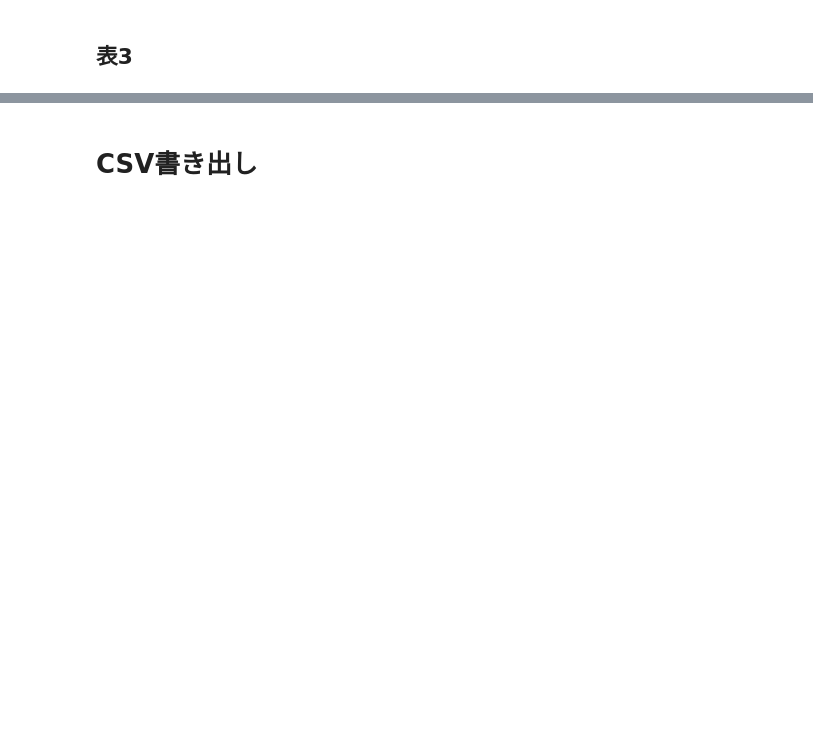
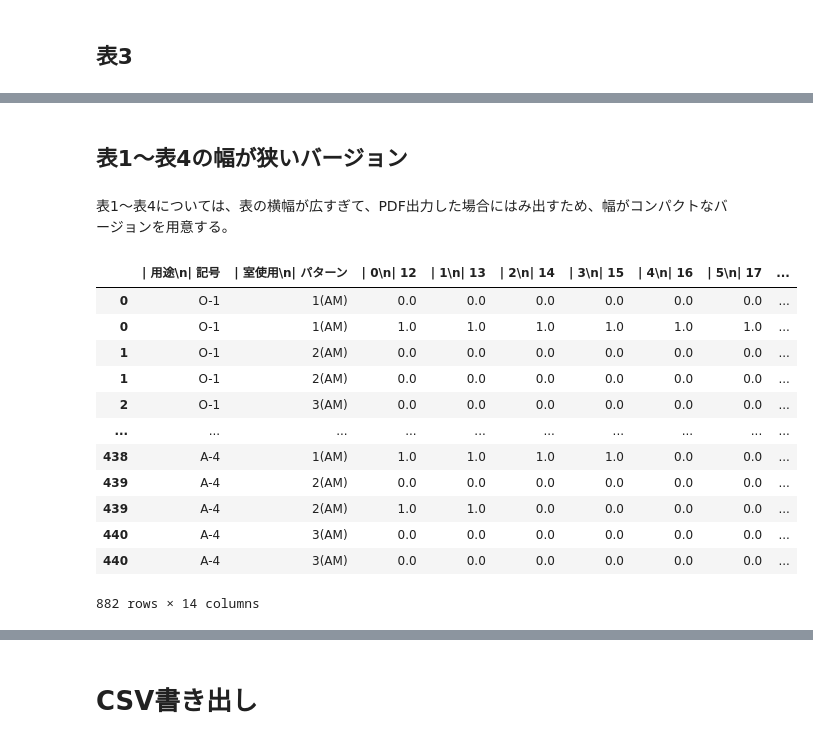
Before and after one commit to BRI-EES-House/building, a Jupyter notebook: reorganize_data_table/make_table_Others.ipynb, the cells around one changed output, grey strips where cells are left out. Cells and saved outputs as stored; diff of their text form; code cells hidden in the pictures; blank space fills up the shorter version.

```diff
--- a/reorganize_data_table/make_table_Others.ipynb
+++ b/reorganize_data_table/make_table_Others.ipynb
@@ -58,0 +76,55 @@ table_others_3.head()
+# %% [markdown]
+## 表1～表4の幅が狭いバージョン
+# %% [markdown]
+表1～表4については、表の横幅が広すぎて、PDF出力した場合にはみ出すため、幅がコンパクトなバージョンを用意する。
+# %%
+def make_alternate_table_for_printing(d):
+
+    # 午前のみのデータを抜き出し、列ラベルを書き換える。
+#    d1 = d[['用途記号', '室使用パターン', '0', '1', '2', '3', '4', '5', '6', '7', '8', '9', '10', '11']].set_axis(
+#        labels=['用途記号', '室使用パターン', '0/12', '1/13', '2/14', '3/15', '4/16', '5/17', '6/18', '7/19', '8/20', '9/21', '10/22', '11/23'], axis=1
+#    ).replace({'室使用パターン': {1:'1(AM)', 2:'2(AM)', 3:'3(AM)'}}).copy()
+    d1 = d[['用途記号', '室使用パターン', '0', '1', '2', '3', '4', '5', '6', '7', '8', '9', '10', '11']].replace(
+        {'室使用パターン': {1:'1(AM)', 2:'2(AM)', 3:'3(AM)'}}
+    ).set_axis(
+        labels=['| 用途\n| 記号', '| 室使用\n| パターン', '| 0\n| 12', '| 1\n| 13', '| 2\n| 14', '| 3\n| 15', '| 4\n| 16', '| 5\n| 17', '| 6\n| 18', '| 7\n| 19', '| 8\n| 20', '| 9\n| 21', '| 10\n| 22', '| 11\n| 23'], axis=1
+    ).copy()
+
+    # 午後のみのデータを抜き出し、列ラベルを書き換える。
+    d2 = d[['用途記号', '室使用パターン', '12', '13', '14', '15', '16', '17', '18', '19', '20', '21', '22', '23']].replace(
+        {'室使用パターン': {1:'1(PM)', 2:'2(PM)', 3:'3(PM)'}}
+    ).set_axis(
+        labels=['| 用途\n| 記号', '| 室使用\n| パターン', '| 0\n| 12', '| 1\n| 13', '| 2\n| 14', '| 3\n| 15', '| 4\n| 16', '| 5\n| 17', '| 6\n| 18', '| 7\n| 19', '| 8\n| 20', '| 9\n| 21', '| 10\n| 22', '| 11\n| 23'], axis=1
+    ).copy()
+
+    # 午前のデータに偶数番号列(0, 2, 4...)を新たな列として振る
+    d1['i'] = pd.Series(range(0, len(d1.index)*2, 2))
+
+    # 午後のデータに奇数番号列(1, 3, 5...)を新たな列として振る
+    d2['i'] = pd.Series(range(1, len(d2.index)*2, 2))
+
+    # 2つのデータを縦方向に連結し、新たな列の番号でソートする。その後、不要となった番号列を削除する。
+    d_alt = pd.concat([d1, d2]).sort_values('i').drop('i',axis=1)
+
+    return d_alt
+# %%
+table_others_1_alt = make_alternate_table_for_printing(d=table_others_1)
+table_others_2_alt = make_alternate_table_for_printing(d=table_others_2)
+table_others_3_alt = make_alternate_table_for_printing(d=table_others_3)
+table_others_4_alt = make_alternate_table_for_printing(d=table_others_4)
+# %%
+table_others_1_alt
+# %% [output]
+|  | | 用途\n| 記号 | | 室使用\n| パターン | | 0\n| 12 | | 1\n| 13 | | 2\n| 14 | | 3\n| 15 | | 4\n| 16 | | 5\n| 17 | ... |
+| 0 | O-1 | 1(AM) | 0.0 | 0.0 | 0.0 | 0.0 | 0.0 | 0.0 | ... |
+| 0 | O-1 | 1(AM) | 1.0 | 1.0 | 1.0 | 1.0 | 1.0 | 1.0 | ... |
+| 1 | O-1 | 2(AM) | 0.0 | 0.0 | 0.0 | 0.0 | 0.0 | 0.0 | ... |
+| 1 | O-1 | 2(AM) | 0.0 | 0.0 | 0.0 | 0.0 | 0.0 | 0.0 | ... |
+| 2 | O-1 | 3(AM) | 0.0 | 0.0 | 0.0 | 0.0 | 0.0 | 0.0 | ... |
+| ... | ... | ... | ... | ... | ... | ... | ... | ... | ... |
+| 438 | A-4 | 1(AM) | 1.0 | 1.0 | 1.0 | 1.0 | 0.0 | 0.0 | ... |
+| 439 | A-4 | 2(AM) | 0.0 | 0.0 | 0.0 | 0.0 | 0.0 | 0.0 | ... |
+| 439 | A-4 | 2(AM) | 1.0 | 1.0 | 0.0 | 0.0 | 0.0 | 0.0 | ... |
+| 440 | A-4 | 3(AM) | 0.0 | 0.0 | 0.0 | 0.0 | 0.0 | 0.0 | ... |
+| 440 | A-4 | 3(AM) | 0.0 | 0.0 | 0.0 | 0.0 | 0.0 | 0.0 | ... |
+882 rows × 14 columns
```
Also changed, not shown: parts of 20 cells of this notebook, 19 other files.
